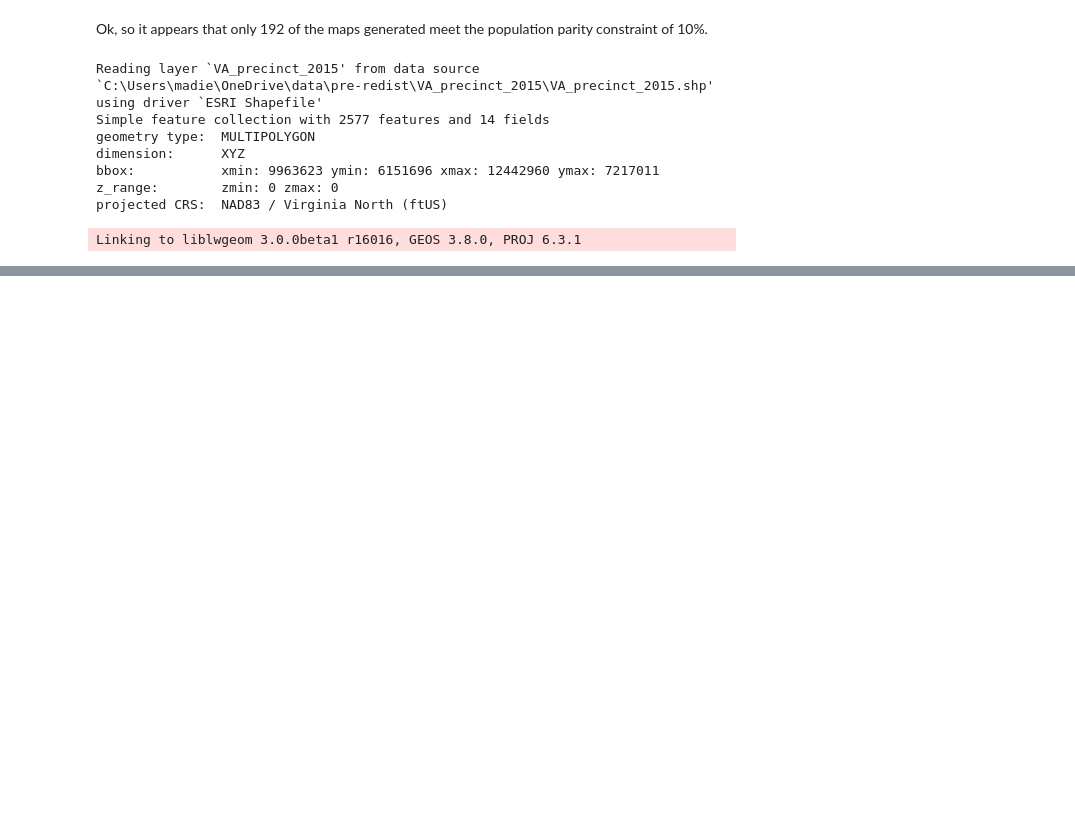
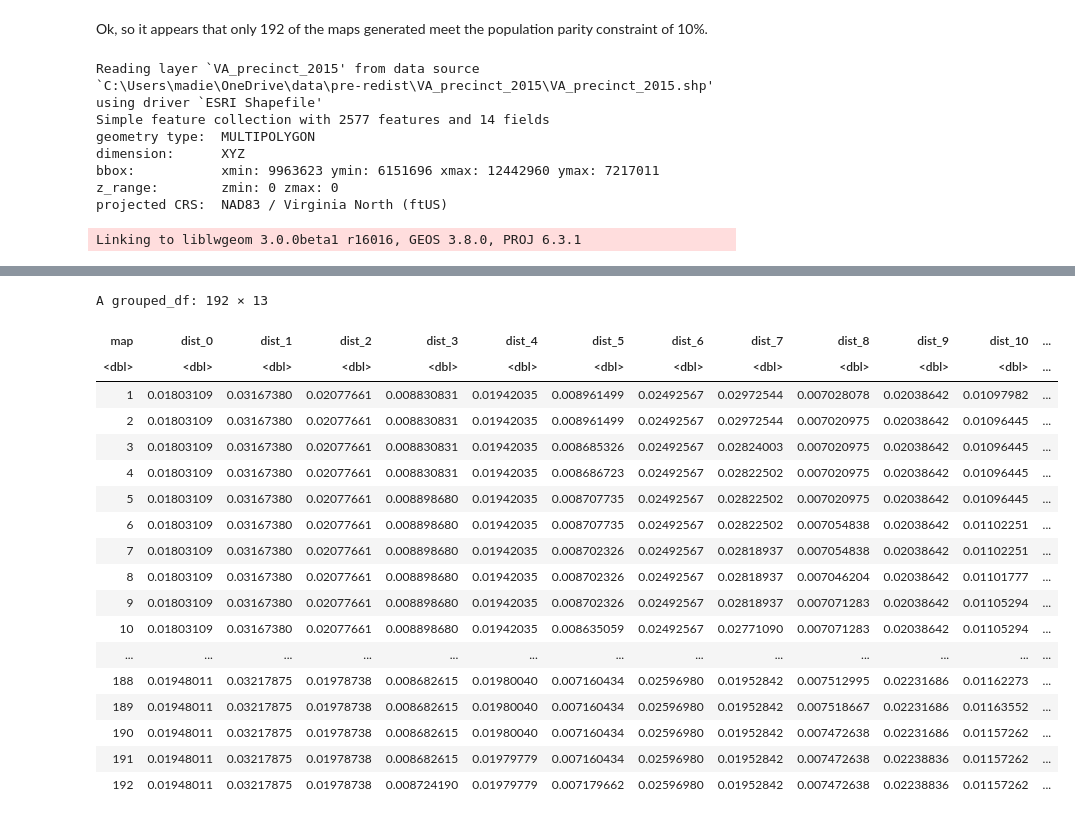
Before and after one commit to madeleinegoertz/ap-research-redistricting, a Jupyter notebook: mcmc/fairfax-test-runs/va-filtering.ipynb, the cells around one changed output, grey strips where cells are left out. Saved outputs shown, nothing was run; the diff lists cells and outputs as text; code cells hidden in the pictures; blank space fills up the shorter version.

```diff
--- a/mcmc/fairfax-test-runs/va-filtering.ipynb
+++ b/mcmc/fairfax-test-runs/va-filtering.ipynb
@@ -120,0 +172,22 @@ Linking to liblwgeom 3.0.0beta1 r16016, GEOS 3.8.0, PROJ 6.3.1
+# %%
+compacter
+# %% [output]
+A grouped_df: 192 × 13
+| map | dist_0 | dist_1 | dist_2 | dist_3 | dist_4 | dist_5 | dist_6 | dist_7 | dist_8 | dist_9 | dist_10 | ... |
+| <dbl> | <dbl> | <dbl> | <dbl> | <dbl> | <dbl> | <dbl> | <dbl> | <dbl> | <dbl> | <dbl> | <dbl> | ... |
+| 1 | 0.01803109 | 0.03167380 | 0.02077661 | 0.008830831 | 0.01942035 | 0.008961499 | 0.02492567 | 0.02972544 | 0.007028078 | 0.02038642 | 0.01097982 | ... |
+| 2 | 0.01803109 | 0.03167380 | 0.02077661 | 0.008830831 | 0.01942035 | 0.008961499 | 0.02492567 | 0.02972544 | 0.007020975 | 0.02038642 | 0.01096445 | ... |
+| 3 | 0.01803109 | 0.03167380 | 0.02077661 | 0.008830831 | 0.01942035 | 0.008685326 | 0.02492567 | 0.02824003 | 0.007020975 | 0.02038642 | 0.01096445 | ... |
+| 4 | 0.01803109 | 0.03167380 | 0.02077661 | 0.008830831 | 0.01942035 | 0.008686723 | 0.02492567 | 0.02822502 | 0.007020975 | 0.02038642 | 0.01096445 | ... |
+| 5 | 0.01803109 | 0.03167380 | 0.02077661 | 0.008898680 | 0.01942035 | 0.008707735 | 0.02492567 | 0.02822502 | 0.007020975 | 0.02038642 | 0.01096445 | ... |
+| 6 | 0.01803109 | 0.03167380 | 0.02077661 | 0.008898680 | 0.01942035 | 0.008707735 | 0.02492567 | 0.02822502 | 0.007054838 | 0.02038642 | 0.01102251 | ... |
+| 7 | 0.01803109 | 0.03167380 | 0.02077661 | 0.008898680 | 0.01942035 | 0.008702326 | 0.02492567 | 0.02818937 | 0.007054838 | 0.02038642 | 0.01102251 | ... |
+| 8 | 0.01803109 | 0.03167380 | 0.02077661 | 0.008898680 | 0.01942035 | 0.008702326 | 0.02492567 | 0.02818937 | 0.007046204 | 0.02038642 | 0.01101777 | ... |
+| 9 | 0.01803109 | 0.03167380 | 0.02077661 | 0.008898680 | 0.01942035 | 0.008702326 | 0.02492567 | 0.02818937 | 0.007071283 | 0.02038642 | 0.01105294 | ... |
+| 10 | 0.01803109 | 0.03167380 | 0.02077661 | 0.008898680 | 0.01942035 | 0.008635059 | 0.02492567 | 0.02771090 | 0.007071283 | 0.02038642 | 0.01105294 | ... |
+| ... | ... | ... | ... | ... | ... | ... | ... | ... | ... | ... | ... | ... |
+| 188 | 0.01948011 | 0.03217875 | 0.01978738 | 0.008682615 | 0.01980040 | 0.007160434 | 0.02596980 | 0.01952842 | 0.007512995 | 0.02231686 | 0.01162273 | ... |
+| 189 | 0.01948011 | 0.03217875 | 0.01978738 | 0.008682615 | 0.01980040 | 0.007160434 | 0.02596980 | 0.01952842 | 0.007518667 | 0.02231686 | 0.01163552 | ... |
+| 190 | 0.01948011 | 0.03217875 | 0.01978738 | 0.008682615 | 0.01980040 | 0.007160434 | 0.02596980 | 0.01952842 | 0.007472638 | 0.02231686 | 0.01157262 | ... |
+| 191 | 0.01948011 | 0.03217875 | 0.01978738 | 0.008682615 | 0.01979779 | 0.007160434 | 0.02596980 | 0.01952842 | 0.007472638 | 0.02238836 | 0.01157262 | ... |
+| 192 | 0.01948011 | 0.03217875 | 0.01978738 | 0.008724190 | 0.01979779 | 0.007179662 | 0.02596980 | 0.01952842 | 0.007472638 | 0.02238836 | 0.01157262 | ... |
```
Also changed, not shown: parts of 5 cells of this notebook.
